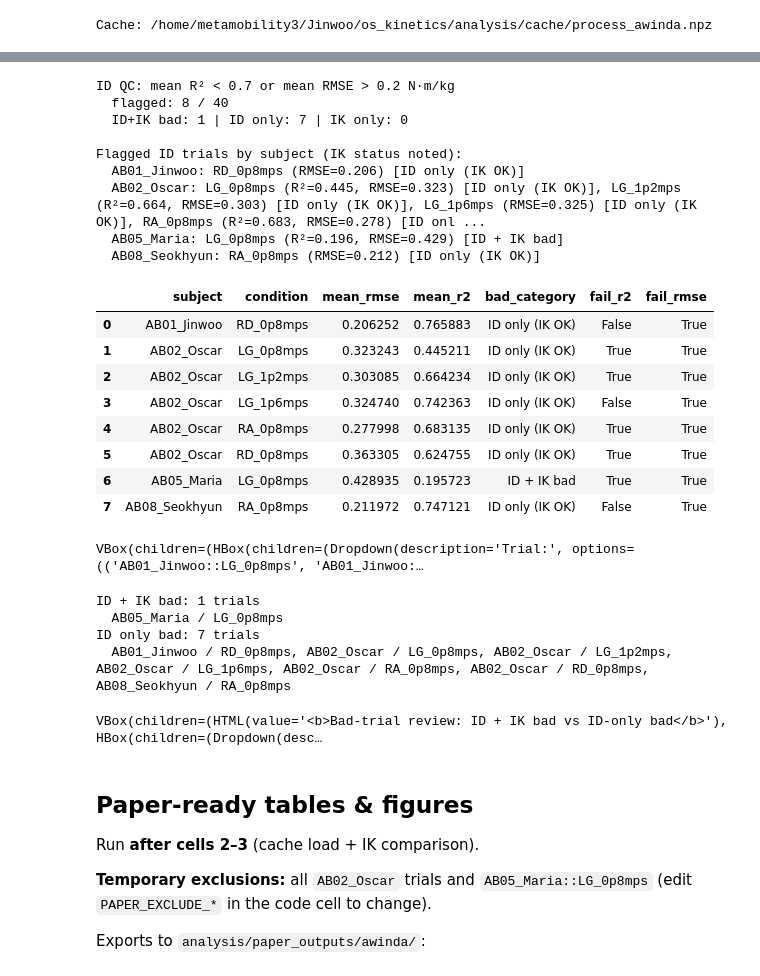
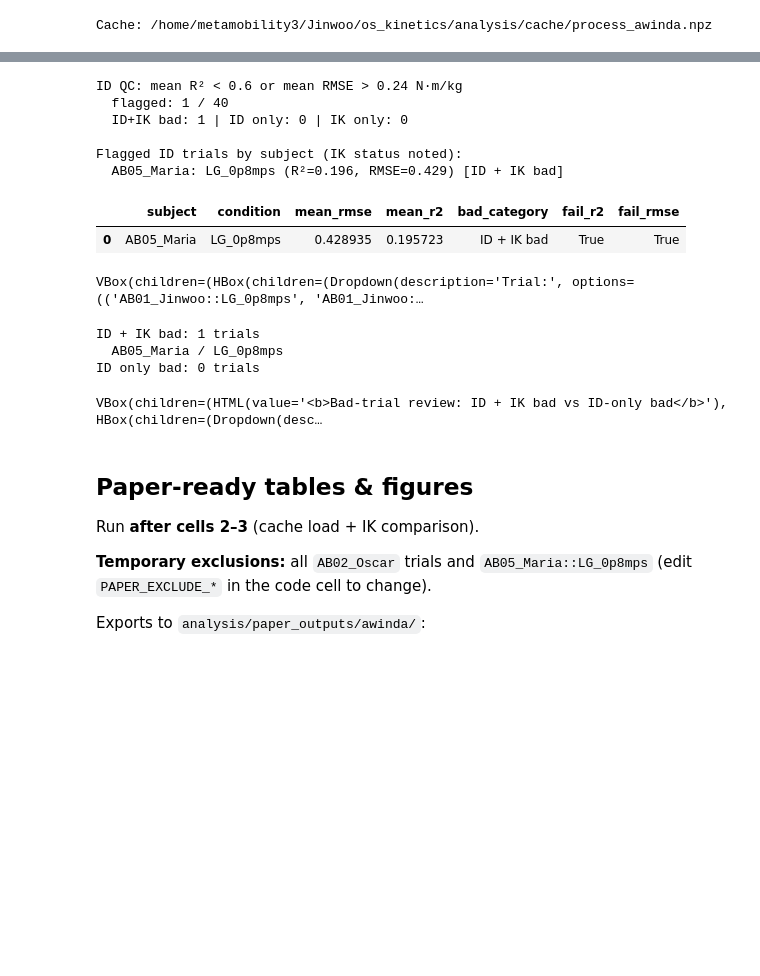
Before and after one commit to luorix1/MeMo-IK-ID, a Jupyter notebook: analysis/visualize_awinda.ipynb, the cells around one changed output, grey strips where cells are left out. Drawn from its saved outputs; the diff is of its cells as text; code cells hidden in the pictures; blank space fills up the shorter version.

```diff
--- a/analysis/visualize_awinda.ipynb
+++ b/analysis/visualize_awinda.ipynb
@@ -466,8 +466,8 @@ if 'IK_TRIAL_DATA' not in globals() or not IK_TRIAL_DATA:
 names = ['Hip R', 'Knee R', 'Ankle R', 'Hip L', 'Knee L', 'Ankle L']
 
 # --- ID QC (same thresholds as process_awinda.ipynb) ---
-ID_MIN_R2 = 0.7
-ID_MAX_RMSE = 0.2
+ID_MIN_R2 = 0.6
+ID_MAX_RMSE = 0.24
 
 if summary_df.empty:
     id_summary = pd.DataFrame([
@@ -756,47 +756,37 @@ def _redraw(*_):
     trial_key = trial_dd.value
     _draw_sync(trial_key)
     _draw_id(trial_key, unit_dd.value, time_slider.value)
     _draw_ik(trial_key, time_slider.value)
 
 
 def _on_trial(change):
     _set_slider(change['new'])
     _redraw()
 
 trial_dd.observe(_on_trial, names='value')
 unit_dd.observe(_redraw, names='value')
 time_slider.observe(_redraw, names='value')
 _set_slider(trial_dd.value)
 display(widgets.VBox([
     widgets.HBox([trial_dd, unit_dd]),
     time_slider,
     widgets.HTML('<b>Sync diagnostics</b>'),
     sync_out,
     widgets.HTML('<b>Synced ID explorer (Model vs OpenSim)</b>'),
     out,
     widgets.HTML('<b>Synced IK explorer (Awinda vs Vicon)</b>'),
     ik_out,
 ]))
 _redraw()
 # %% [output]
-ID QC: mean R² < 0.7 or mean RMSE > 0.2 N·m/kg
-  flagged: 8 / 40
-  ID+IK bad: 1 | ID only: 7 | IK only: 0
+ID QC: mean R² < 0.6 or mean RMSE > 0.24 N·m/kg
+  flagged: 1 / 40
+  ID+IK bad: 1 | ID only: 0 | IK only: 0
 
 Flagged ID trials by subject (IK status noted):
-  AB01_Jinwoo: RD_0p8mps (RMSE=0.206) [ID only (IK OK)]
-  AB02_Oscar: LG_0p8mps (R²=0.445, RMSE=0.323) [ID only (IK OK)], LG_1p2mps (R²=0.664, RMSE=0.303) [ID only (IK OK)], LG_1p6mps (RMSE=0.325) [ID only (IK OK)], RA_0p8mps (R²=0.683, RMSE=0.278) [ID onl ...
   AB05_Maria: LG_0p8mps (R²=0.196, RMSE=0.429) [ID + IK bad]
-  AB08_Seokhyun: RA_0p8mps (RMSE=0.212) [ID only (IK OK)]
 |  | subject | condition | mean_rmse | mean_r2 | bad_category | fail_r2 | fail_rmse |
-| 0 | AB01_Jinwoo | RD_0p8mps | 0.206252 | 0.765883 | ID only (IK OK) | False | True |
-| 1 | AB02_Oscar | LG_0p8mps | 0.323243 | 0.445211 | ID only (IK OK) | True | True |
-| 2 | AB02_Oscar | LG_1p2mps | 0.303085 | 0.664234 | ID only (IK OK) | True | True |
-| 3 | AB02_Oscar | LG_1p6mps | 0.324740 | 0.742363 | ID only (IK OK) | False | True |
-| 4 | AB02_Oscar | RA_0p8mps | 0.277998 | 0.683135 | ID only (IK OK) | True | True |
-| 5 | AB02_Oscar | RD_0p8mps | 0.363305 | 0.624755 | ID only (IK OK) | True | True |
-| 6 | AB05_Maria | LG_0p8mps | 0.428935 | 0.195723 | ID + IK bad | True | True |
-| 7 | AB08_Seokhyun | RA_0p8mps | 0.211972 | 0.747121 | ID only (IK OK) | False | True |
+| 0 | AB05_Maria | LG_0p8mps | 0.428935 | 0.195723 | ID + IK bad | True | True |
 VBox(children=(HBox(children=(Dropdown(description='Trial:', options=(('AB01_Jinwoo::LG_0p8mps', 'AB01_Jinwoo:…
 # %%
 BAD_TRIAL_GROUPS = {
@@ -934,8 +924,7 @@ else:
 # %% [output]
 ID + IK bad: 1 trials
   AB05_Maria / LG_0p8mps
-ID only bad: 7 trials
-  AB01_Jinwoo / RD_0p8mps, AB02_Oscar / LG_0p8mps, AB02_Oscar / LG_1p2mps, AB02_Oscar / LG_1p6mps, AB02_Oscar / RA_0p8mps, AB02_Oscar / RD_0p8mps, AB08_Seokhyun / RA_0p8mps
+ID only bad: 0 trials
 VBox(children=(HTML(value='<b>Bad-trial review: ID + IK bad vs ID-only bad</b>'), HBox(children=(Dropdown(desc…
 # %% [markdown]
 ## Paper-ready tables & figures
```
Also changed, not shown: parts of 3 cells of this notebook, 24 other files.
